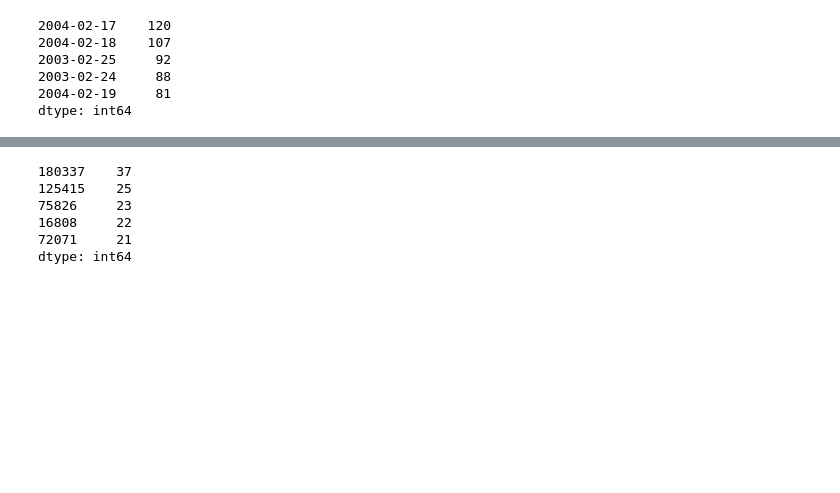
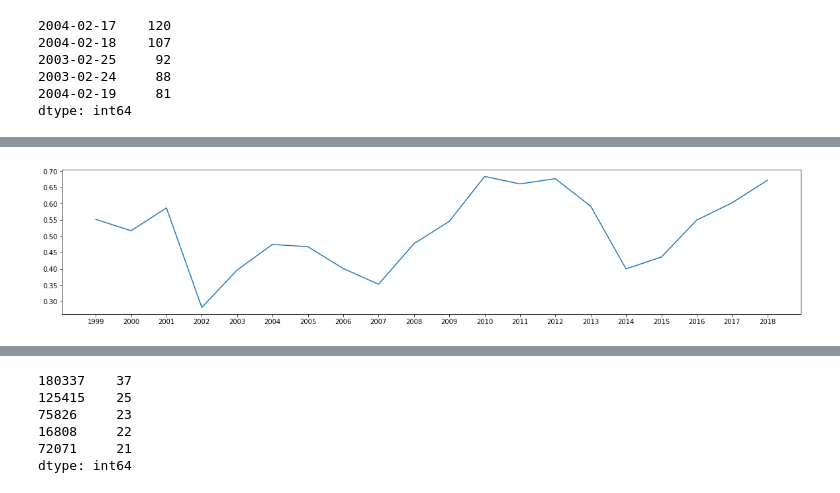
Before and after one commit to andrewbovey/Charlottesville-Parking-Tickets, a Jupyter notebook: Appeal_Data_Exploration.ipynb, the cells around one changed output, grey strips where cells are left out. Drawn from its saved outputs; the diff is of its cells as text; code cells hidden in the pictures; blank space fills up the shorter version.

```diff
--- a/Appeal_Data_Exploration.ipynb
+++ b/Appeal_Data_Exploration.ipynb
@@ -116,6 +132,12 @@ To retain the current behavior and silence the warning, pass sort=False
 | 2016 | 926 | 509 | 0.549676 |
 | 2017 | 959 | 578 | 0.602711 |
 | 2018 | 631 | 424 | 0.671949 |
+# %%
+#Plot percentage of successful appeals by year
+plt.plot(appealsuccessyear['perc'])
+plt.show()
+# %% [output]
+[figure, added]
 # %%
 #pendings by year
 #new df for pending tickets, then perform value count
```
Also changed, not shown: parts of 11 cells of this notebook.
